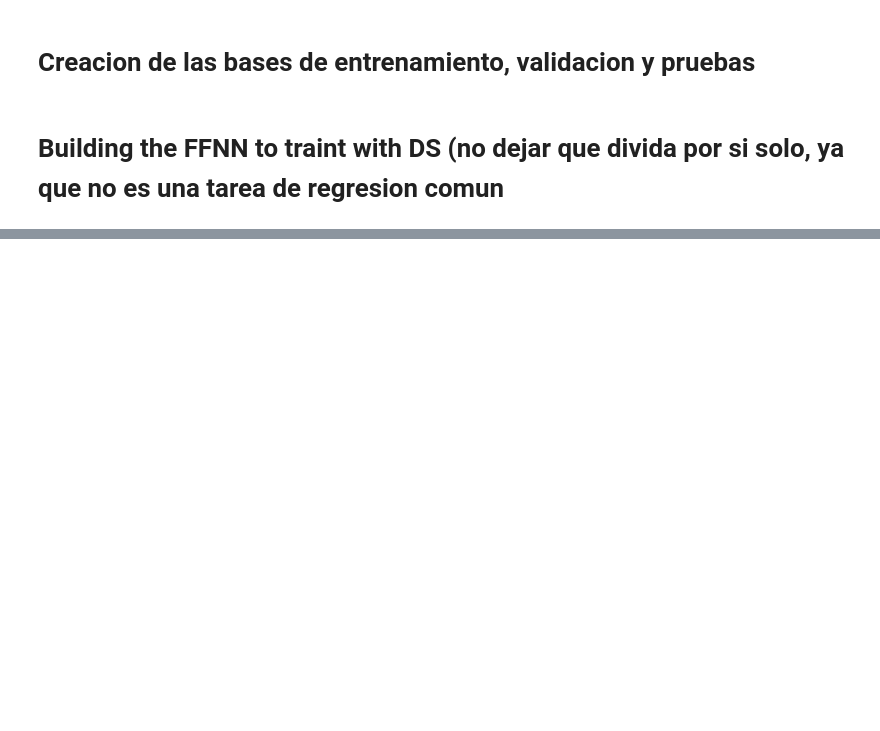
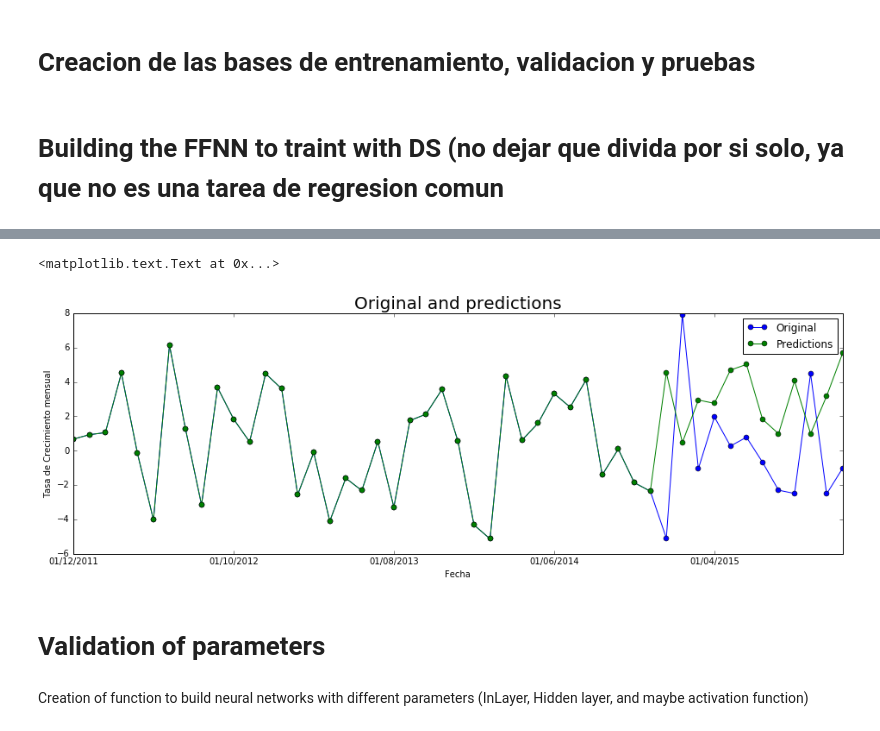
Before and after one commit to Ark93/RedNeuronal, a Jupyter notebook: FFNN.ipynb, the cells around one changed output, grey strips where cells are left out. Cells and saved outputs as stored; diff of their text form; code cells hidden in the pictures; blank space fills up the shorter version.

```diff
--- a/FFNN.ipynb
+++ b/FFNN.ipynb
@@ -272,0 +273,10 @@ plt.title('Original and predictions', fontsize = 20)
+# %%
+fig  = plt.figure()
+TS[370:].plot(style = 'o-', label = 'Original')
+TSpredictions[370:].plot(style = 'o-', label = 'Predictions')
+plt.legend();
+plt.ylabel('Tasa de Crecimiento mensual')
+plt.title('Original and predictions', fontsize = 20)
+# %% [output]
+<matplotlib.text.Text at 0x...>
+[figure, added]
@@ -272,0 +294,2 @@ plt.title('Original and predictions', fontsize = 20)
+# %% [markdown]
+# Validation of parameters
@@ -272,0 +298,2 @@ plt.title('Original and predictions', fontsize = 20)
+# %% [markdown]
+Creation of function to build neural networks with different parameters (InLayer, Hidden layer, and maybe activation function)
```
Also changed, not shown: parts of 28 cells of this notebook.
